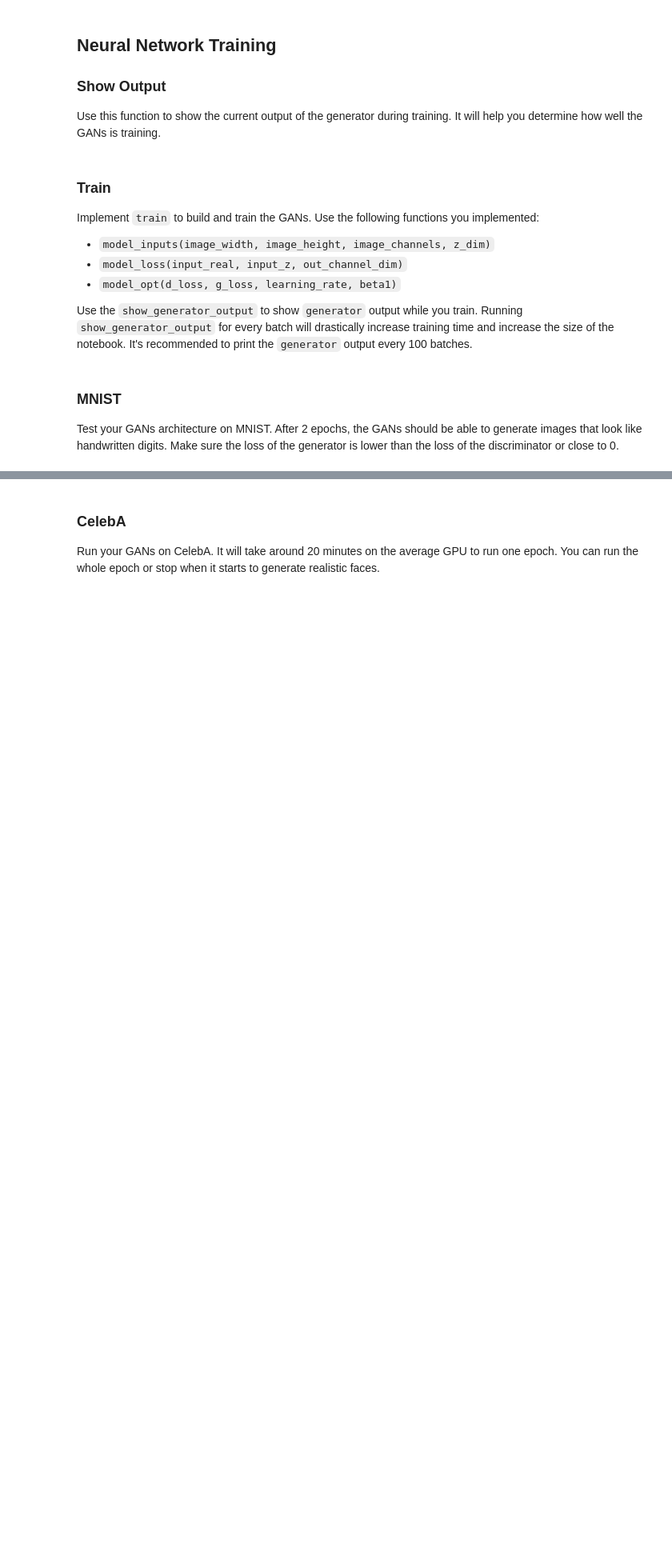
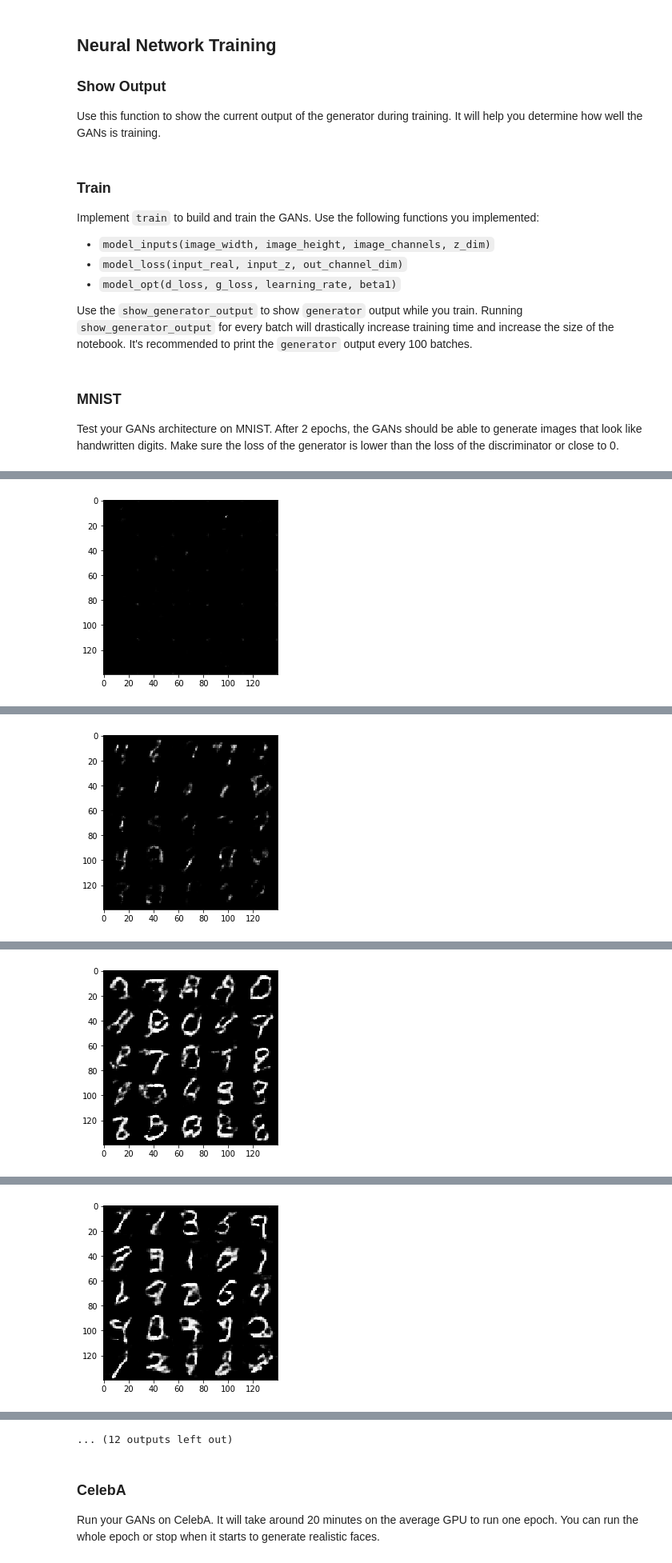
Before and after one commit to gensasaki/Deep-Learning-Project5, a Jupyter notebook: dlnd_face_generation.ipynb, the cells around one changed output, grey strips where cells are left out. Shown at 80% size. Saved outputs shown, nothing was run; the diff lists cells and outputs as text; code cells hidden in the pictures; blank space fills up the shorter version.

```diff
--- a/dlnd_face_generation.ipynb
+++ b/dlnd_face_generation.ipynb
@@ -105,8 +117,11 @@ def model_inputs(image_width, image_height, image_channels, z_dim):
     :return: Tuple of (tensor of real input images, tensor of z data, learning rate)
     """
     # TODO: Implement Function
+    inputs_real = tf.placeholder(tf.float32, (None, image_width, image_height, image_channels), name='input_real')
+    inputs_z = tf.placeholder(tf.float32, (None, z_dim), name='input_z')
+    learning_rate = tf.placeholder(tf.float32, name='learning_rate')
 
-    return None, None, None
+    return inputs_real, inputs_z, learning_rate
 
 
 """
@@ -191,9 +272,15 @@ def model_opt(d_loss, g_loss, learning_rate, beta1):
     :return: A tuple of (discriminator training operation, generator training operation)
     """
     # TODO: Implement Function
+    t_vars = tf.trainable_variables()
+    d_vars = [var for var in t_vars if var.name.startswith('discriminator')]
+    g_vars = [var for var in t_vars if var.name.startswith('generator')]
 
-    return None, None
+    with tf.control_dependencies(tf.get_collection(tf.GraphKeys.UPDATE_OPS)):
+        d_train_opt = tf.train.AdamOptimizer(learning_rate, beta1=beta1).minimize(d_loss, var_list=d_vars)
+        g_train_opt = tf.train.AdamOptimizer(learning_rate, beta1=beta1).minimize(g_loss, var_list=g_vars)
 
+    return d_train_opt, g_train_opt
 
 """
 DON'T MODIFY ANYTHING IN THIS CELL THAT IS BELOW THIS LINE
@@ -251,6 +340,13 @@ def train(epoch_count, batch_size, z_dim, learning_rate, beta1, get_batches, dat
     :param data_image_mode: The image mode to use for images ("RGB" or "L")
     """
     # TODO: Build Model
+    images_count, image_width, image_height, image_channels = data_shape
+
+    input_real, input_z, learn_rate = model_inputs(image_width, image_height, image_channels, z_dim)
+    d_loss, g_loss = model_loss(input_real, input_z, image_channels)
+    d_opt, g_opt = model_opt(d_loss, g_loss, learn_rate, beta1)
+
+    steps = 0
 
 
     with tf.Session() as sess:
@@ -258,14 +354,31 @@ def train(epoch_count, batch_size, z_dim, learning_rate, beta1, get_batches, dat
         for epoch_i in range(epoch_count):
             for batch_images in get_batches(batch_size):
                 # TODO: Train Model
+                steps += 1
+                batch_images *= 2
+                batch_z = np.random.uniform(-1, 1, size=(batch_size, z_dim))
+
+                _ = sess.run(d_opt, feed_dict={input_real: batch_images, input_z: batch_z, learn_rate: learning_rate})
+                _ = sess.run(g_opt, feed_dict={input_real: batch_images, input_z: batch_z, learn_rate: learning_rate})
+
+                if steps % 50 == 0:
+                    train_loss_d = d_loss.eval({input_z: batch_z, input_real: batch_images})
+                    train_loss_g = g_loss.eval({input_z: batch_z})
+
+                    print("Epoch {}/{}...".format(epoch_i+1, epoch_count),
+                          "Discriminator Loss: {:.4f}...".format(train_loss_d),
+                          "Generator Loss: {:.4f}".format(train_loss_g))
+
+                if steps % 100 == 0:
+                    show_generator_output(sess, 25, input_z, image_channels, data_image_mode)
 # %% [markdown]
 ### MNIST
 Test your GANs architecture on MNIST.  After 2 epochs, the GANs should be able to generate images that look like handwritten digits.  Make sure the loss of the generator is lower than the loss of the discriminator or close to 0.
 # %%
-batch_size = None
-z_dim = None
-learning_rate = None
-beta1 = None
+batch_size = 100
+z_dim = 100
+learning_rate = 0.001
+beta1 = 0.4
 
 
 """
@@ -277,3 +390,4 @@ mnist_dataset = helper.Dataset('mnist', glob(os.path.join(data_dir, 'mnist/*.jpg
 with tf.Graph().as_default():
     train(epochs, batch_size, z_dim, learning_rate, beta1, mnist_dataset.get_batches,
           mnist_dataset.shape, mnist_dataset.image_mode)
+# %% [output]
@@ -279,0 +396 @@ with tf.Graph().as_default():
+[figure, added]
@@ -279,0 +399 @@ with tf.Graph().as_default():
+[figure, added]
@@ -279,0 +402 @@ with tf.Graph().as_default():
+[figure, added]
@@ -279,0 +405 @@ with tf.Graph().as_default():
+[figure, added]
@@ -280,3 +412,4 @@ with tf.Graph().as_default():
+... (12 outputs left out)
 # %% [markdown]
 ### CelebA
 Run your GANs on CelebA.  It will take around 20 minutes on the average GPU to run one epoch.  You can run the whole epoch or stop when it starts to generate realistic faces.
```
Also changed, not shown: parts of 11 cells of this notebook.
